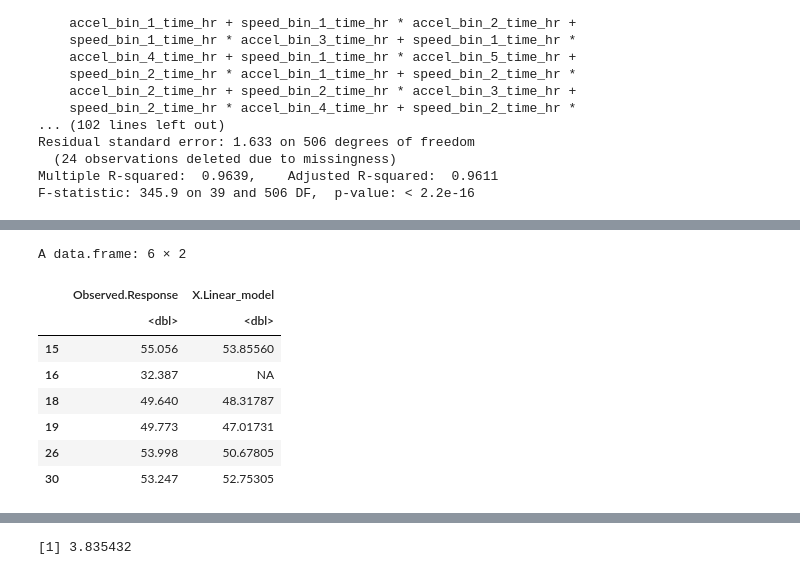
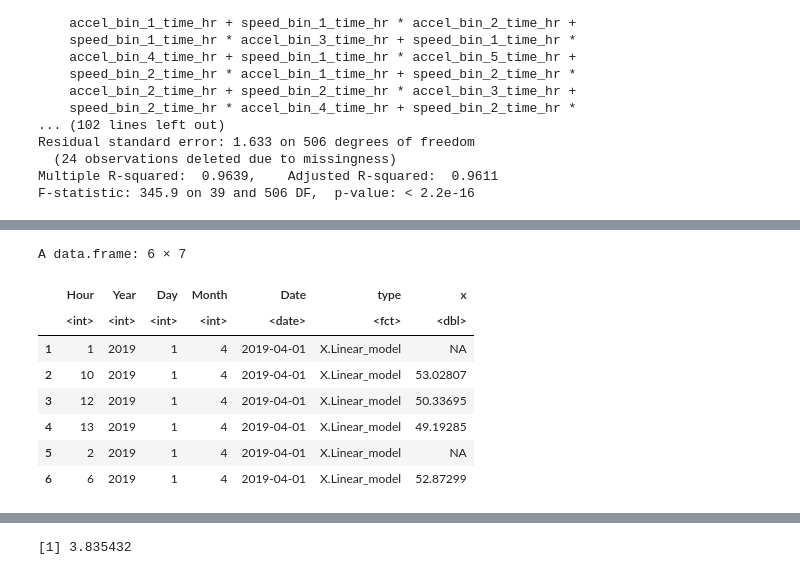
Before and after one commit to narslab/treem, a Jupyter notebook: bin/jupyter/energy-system-model-estimation.ipynb, the cells around one changed output, grey strips where cells are left out. Cells and saved outputs as stored; diff of their text form; code cells hidden in the pictures.

```diff
--- a/bin/jupyter/energy-system-model-estimation.ipynb
+++ b/bin/jupyter/energy-system-model-estimation.ipynb
@@ -215,14 +232,14 @@ F-statistic: 345.9 on 39 and 506 DF,  p-value: < 2.2e-16
 # Linear model prediction
 pred_linear <- predict.lm(modelFit_hour_linear, dfh_test)
 # %%
-head(test_compare )
+head(test_compare_plot_linear)
 # %% [output]
-A data.frame: 6 × 2
+A data.frame: 6 × 7
-|  | Observed.Response | X.Linear_model |
-|  | <dbl> | <dbl> |
-| 15 | 55.056 | 53.85560 |
-| 16 | 32.387 | NA |
-| 18 | 49.640 | 48.31787 |
-| 19 | 49.773 | 47.01731 |
-| 26 | 53.998 | 50.67805 |
-| 30 | 53.247 | 52.75305 |
+|  | Hour | Year | Day | Month | Date | type | x |
+|  | <int> | <int> | <int> | <int> | <date> | <fct> | <dbl> |
+| 1 | 1 | 2019 | 1 | 4 | 2019-04-01 | X.Linear_model | NA |
+| 2 | 10 | 2019 | 1 | 4 | 2019-04-01 | X.Linear_model | 53.02807 |
+| 3 | 12 | 2019 | 1 | 4 | 2019-04-01 | X.Linear_model | 50.33695 |
+| 4 | 13 | 2019 | 1 | 4 | 2019-04-01 | X.Linear_model | 49.19285 |
+| 5 | 2 | 2019 | 1 | 4 | 2019-04-01 | X.Linear_model | NA |
+| 6 | 6 | 2019 | 1 | 4 | 2019-04-01 | X.Linear_model | 52.87299 |
```
Also changed, not shown: parts of 79 cells of this notebook, 1 other file.
